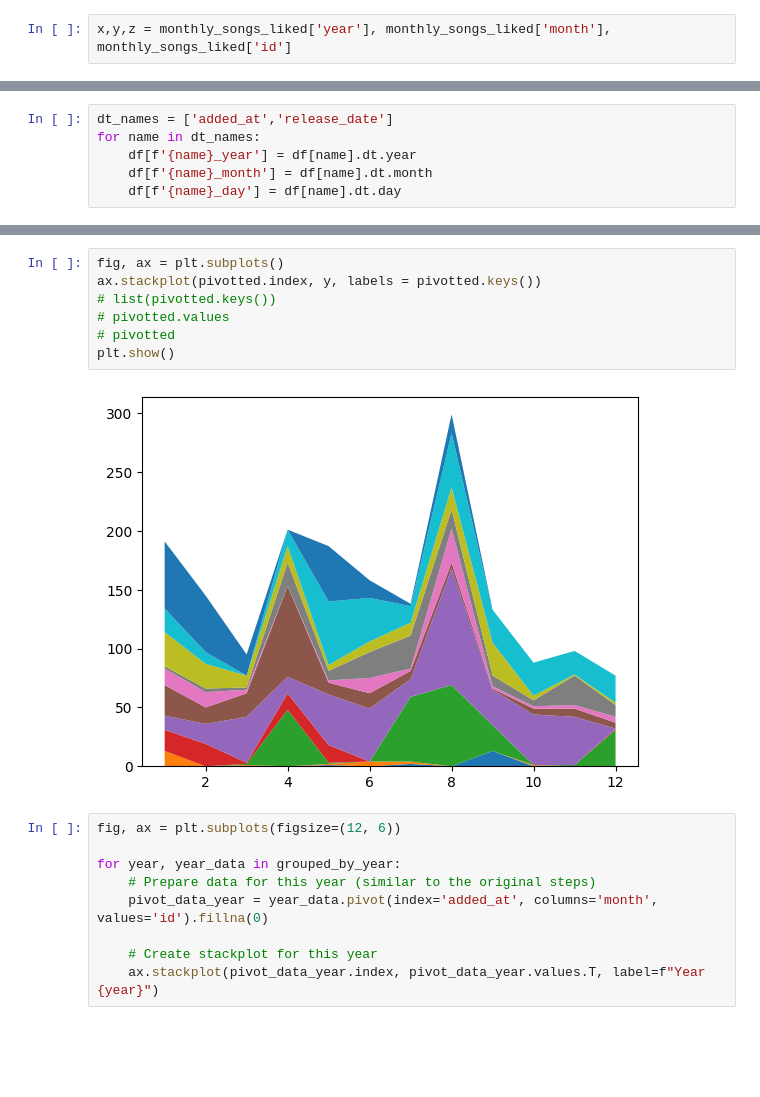
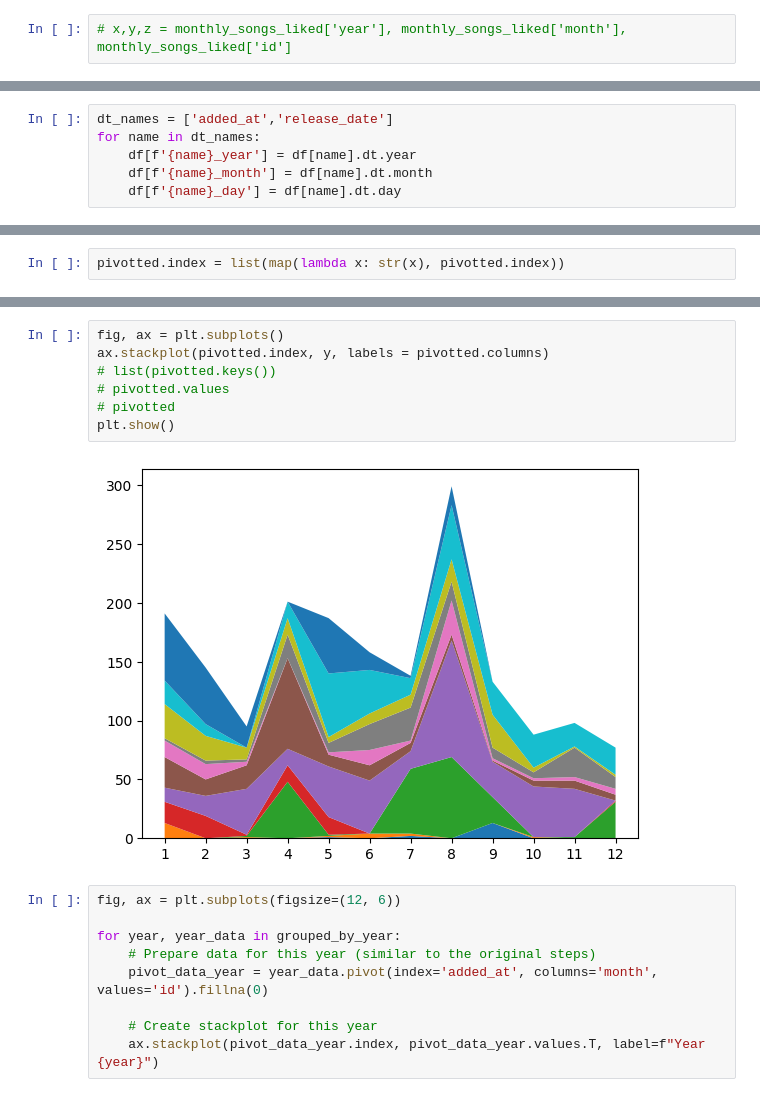
Before and after one commit to swolbroham/spotifyAnalysis, a Jupyter notebook: analysisDevelopment.ipynb, the cells around one changed output, grey strips where cells are left out. Drawn from its saved outputs; the diff is of its cells as text; blank space fills up the shorter version.

```diff
--- a/analysisDevelopment.ipynb
+++ b/analysisDevelopment.ipynb
@@ -122,5 +122,5 @@ Text(0.5, 1.0, 'My Liked Songs from Spotify')
 # %% [markdown]
 ##### Second Visual
 # %%
-x,y,z = monthly_songs_liked['year'], monthly_songs_liked['month'], monthly_songs_liked['id']
+# x,y,z = monthly_songs_liked['year'], monthly_songs_liked['month'], monthly_songs_liked['id']
 # %%
@@ -149,0 +160,2 @@ y = np.vstack([pivotted[i] for i in pivotted.columns])
+# %%
+pivotted.index = list(map(lambda x: str(x), pivotted.index))
@@ -150,12 +167,12 @@ y = np.vstack([pivotted[i] for i in pivotted.columns])
 # %%
 fig, ax = plt.subplots()
-ax.stackplot(pivotted.index, y, labels = pivotted.keys())
+ax.stackplot(pivotted.index, y, labels = pivotted.columns)
 # list(pivotted.keys())
 # pivotted.values
 # pivotted
 plt.show()
 # %% [output]
-[figure, old version]
+[figure, new version]
 # %%
 fig, ax = plt.subplots(figsize=(12, 6))
 
```
Also changed, not shown: parts of 5 cells of this notebook, 1 other file.
